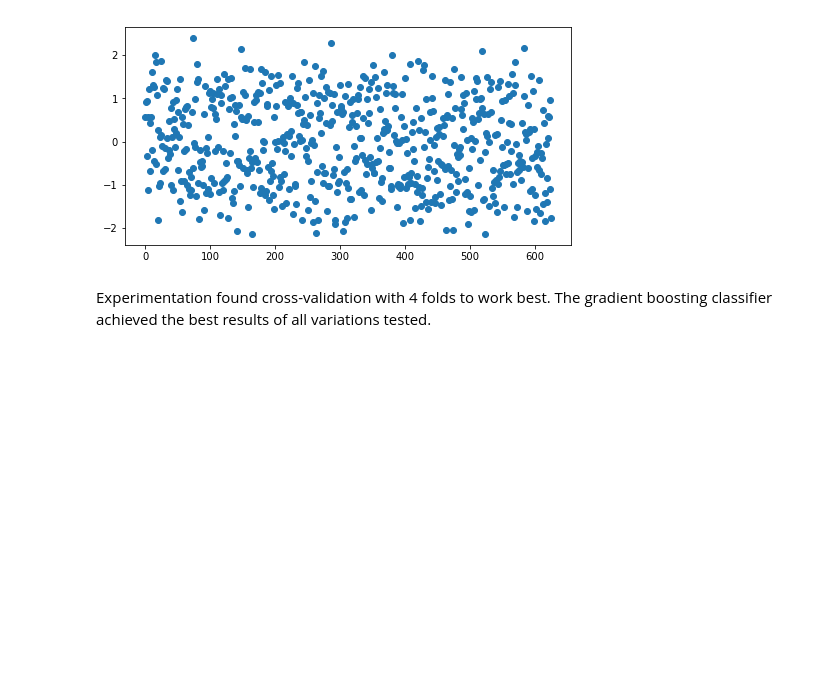
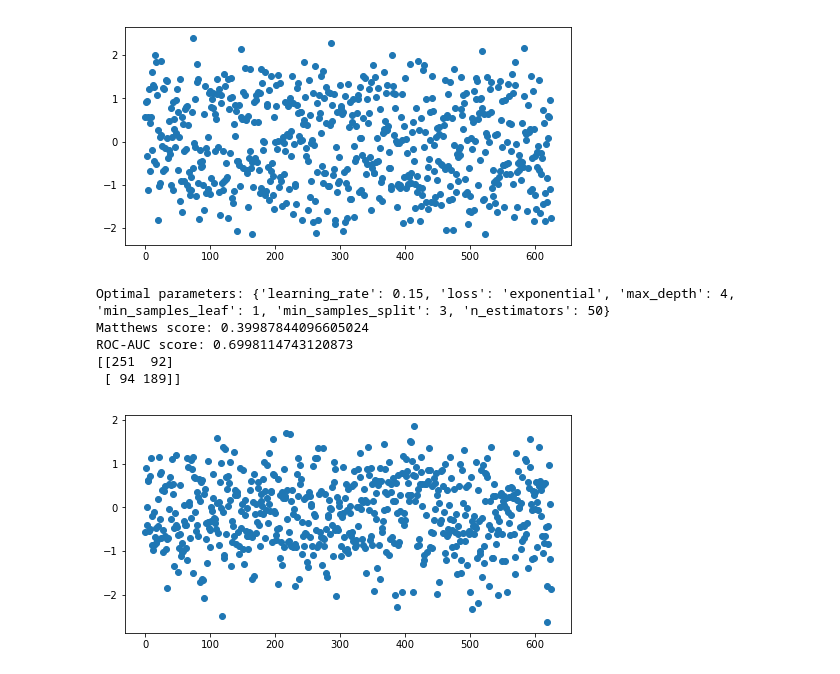
Before and after one commit to vincegiorno/drug_deaths, a Jupyter notebook: drug_deaths.ipynb, the cells around one changed output. Drawn from its saved outputs; the diff is of its cells as text; code cells hidden in the pictures; blank space fills up the shorter version.

Commit message:
optimize with alternative data splits

```diff
--- a/drug_deaths.ipynb
+++ b/drug_deaths.ipynb
@@ -1339,5 +1339,44 @@ ROC-AUC score: 0.7290072010631612
 [[248  95]
  [ 75 208]]
 [figure]
-# %% [markdown]
-Experimentation found cross-validation with 4 folds to work best. The gradient boosting classifier achieved the best results of all variations tested.
+# %%
+def optimize2(clf, params, data, features, rand):
+
+    predictors = data.loc[:, features]
+    targets = data.loc[:, 'high_death_rate']
+
+    data_train, data_test, Y_train, Y_test = train_test_split(predictors, targets, test_size=.2,
+                                                                stratify=targets, random_state=rand)
+    X_train = pd.DataFrame(robust.fit_transform(data_train.drop(['urban_inf'], axis=1)),
+                           index=data_train.index, columns=data_train.drop(['urban_inf'], axis=1).columns)
+    X_train['urban_inf'] = data_train['urban_inf']
+
+    X_test = pd.DataFrame(robust.fit_transform(data_test.drop(['urban_inf'], axis=1)),
+                       index=data_test.index, columns=data_test.drop(['urban_inf'], axis=1).columns)
+    X_test['urban_inf'] = data_test['urban_inf']
+
+    X_train = pd.get_dummies(X_train, prefix='urb_inf_', columns=['urban_inf'])
+    X_test = pd.get_dummies(X_test, prefix='urb_inf_', columns=['urban_inf'])
+
+
+    model = GridSearchCV(clf, param_grid=params, cv=4, scoring=matthews)
+    model.fit(X_train, Y_train)
+    print('Optimal parameters: {}'.format(model.best_params_))
+    preds = model.predict(X_test)
+    print('Matthews score: {}'.format(matthews_corrcoef(Y_test, preds)))
+    print('ROC-AUC score: {}'.format(roc_auc_score(Y_test, preds)))
+    print(confusion_matrix(Y_test, preds))
+    residuals = pd.DataFrame(model.best_estimator_.decision_function(X_test))
+    plt.scatter(residuals.index, residuals)
+    return model
+# %%
+df = data.drop(['death_rate', 'numeric'], axis=1)
+# %%
+gbc2 = optimize2(gbc, gbc_params, df, features2, 37)
+# %% [output]
+Optimal parameters: {'learning_rate': 0.15, 'loss': 'exponential', 'max_depth': 4, 'min_samples_leaf': 1, 'min_samples_split': 3, 'n_estimators': 50}
+Matthews score: 0.39987844096605024
+ROC-AUC score: 0.6998114743120873
+[[251  92]
+ [ 94 189]]
+[figure, added]
```
Also changed, not shown: parts of 2 cells of this notebook.
